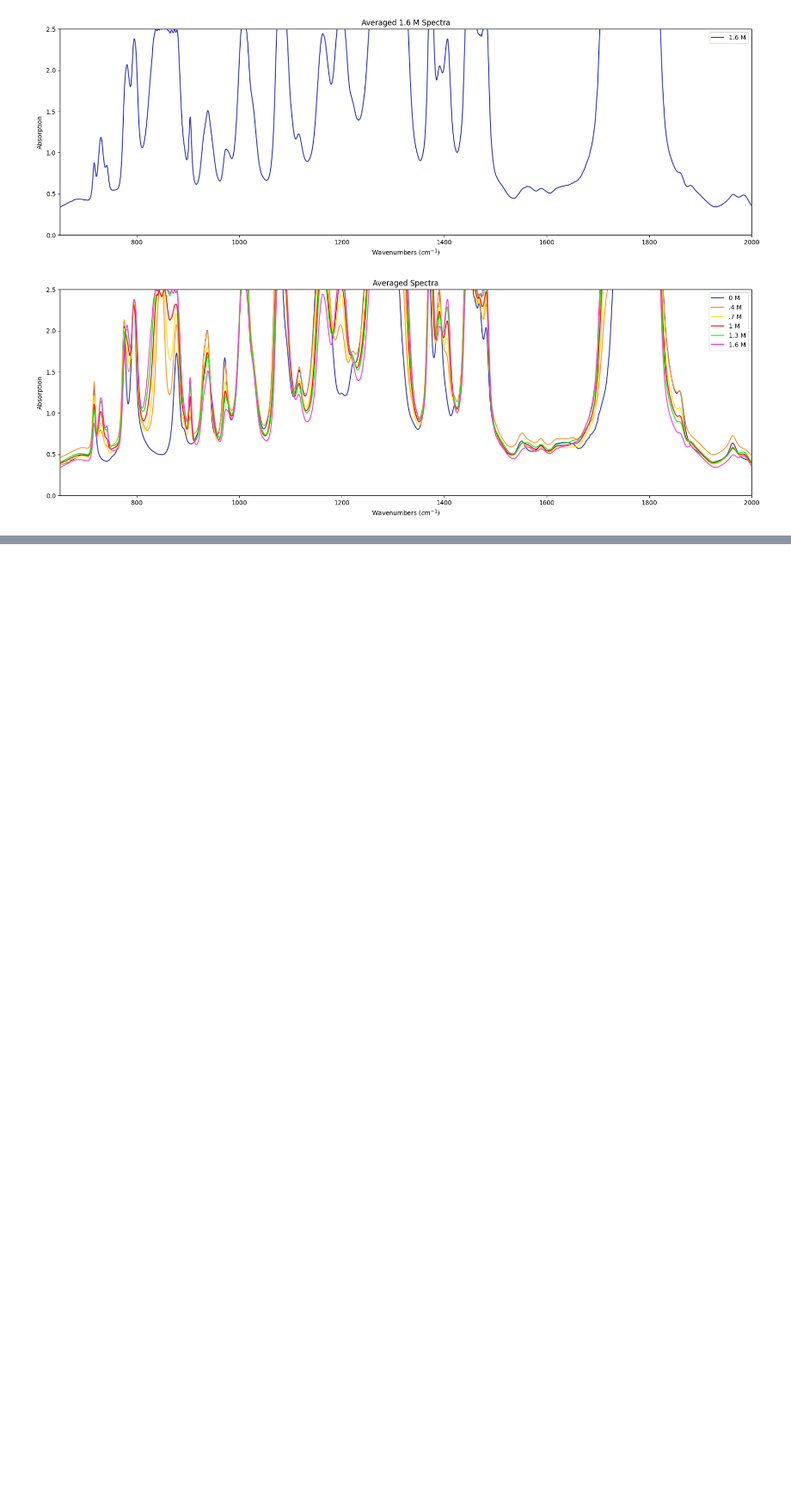
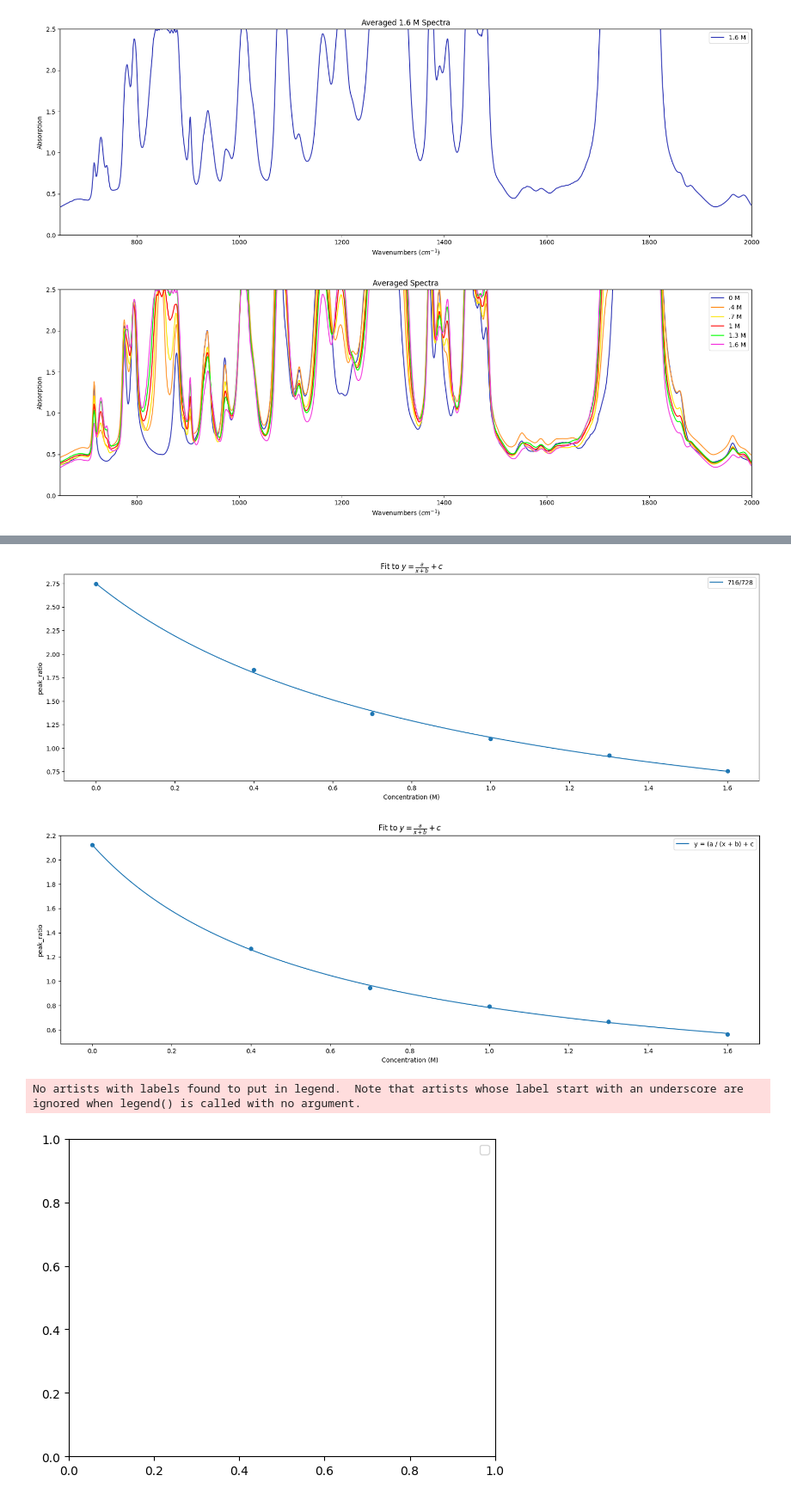
Before and after one commit to MODESBYU/MODES, a Jupyter notebook: Battery Data/Li-Li Symmetric Cell/Diagnostics/Averaging.ipynb, the cells around one changed output, grey strips where cells are left out. Shown at 86% size. Drawn from its saved outputs; the diff is of its cells as text; code cells hidden in the pictures; blank space fills up the shorter version.

Commit message:
Diagnostic Class

```diff
--- a/Battery Data/Li-Li Symmetric Cell/Diagnostics/Averaging.ipynb
+++ b/Battery Data/Li-Li Symmetric Cell/Diagnostics/Averaging.ipynb
@@ -205,0 +208,31 @@ FileNotFoundError: [Errno 2] No such file or directory: '1M_2.tsv'
+# %%
+array = np.array([path_4M + '-4M_1.tsv',path_4M + '-4M_2.tsv',path_4M + '-4M_3.tsv',path_4M + '-4M_4.tsv',path_4M + '-4M_5.tsv',path_4M + '-4M_6.tsv'])
+_4M= Molarity(array,'\t',.4)
+
+array = np.array([path_7M + '-7M_1.tsv',path_7M + '-7M_2.tsv',path_7M + '-7M_3.tsv',path_7M + '-7M_4.tsv',path_7M + '-7M_5.tsv',path_7M + '-7M_6.tsv'])
+_7M= Molarity(array,'\t',.7)
+
+array = np.array([path1M + '1M_1.tsv',path1M + '1M_2.tsv',path1M + '1M_3.tsv',path1M + '1M_4.tsv',path1M + '1M_5.tsv',path1M + '1M_6.tsv'])
+_1M= Molarity(array,'\t',1)
+
+array = np.array([path1_3M + '1-3M_1.tsv',path1_3M + '1-3M_2.tsv',path1_3M + '1-3M_3.tsv',path1_3M + '1-3M_4.tsv',path1_3M + '1-3M_5.tsv',path1_3M + '1-3M_6.tsv'])
+_1_3M= Molarity(array,'\t',1.3)
+
+array = np.array([path1_6M + '1-6M_1.tsv',path1_6M + '1-6M_2.tsv',path1_6M + '1-6M_3.tsv',path1_6M + '1-6M_4.tsv',path1_6M + '1-6M_5.tsv',path1_6M + '1-6M_6.tsv'])
+_1_6M= Molarity(array,'\t',1.6)
+
+array = np.array([path0M + '0M_1.tsv',path0M + '0M_2.tsv',path0M + '0M_3.tsv',path0M + '0M_4.tsv',path0M + '0M_5.tsv',path0M + '0M_6.tsv'])
+_0M= Molarity(array,'\t',0)
+
+molars = np.array([_0M,_4M,_7M,_1M,_1_3M,_1_6M])
+total = Diagnostic(molars)
+
+a,b,c = total.inverse(plot = True,type = 'peak_ratio', loc = 716,loc2 = 728,label0 = '716/728')
+d,e,f = total.inverse(plot = True,type = 'peak_ratio', loc = 1150,loc2 = 1200)
+
+total.plot(650,2000)
+# %% [output]
+[figure, added]
+[figure, added]
+No artists with labels found to put in legend.  Note that artists whose label start with an underscore are ignored when legend() is called with no argument.
+[figure, added]
```
Also changed, not shown: parts of 3 cells of this notebook, 4 other files.
